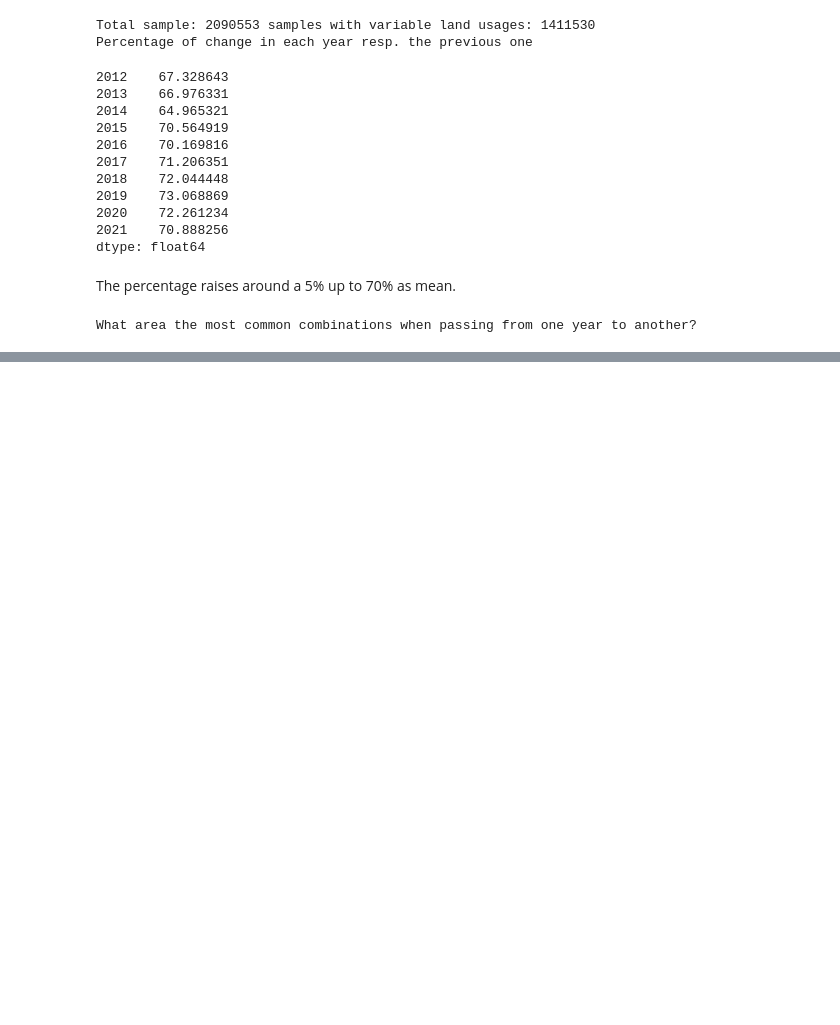
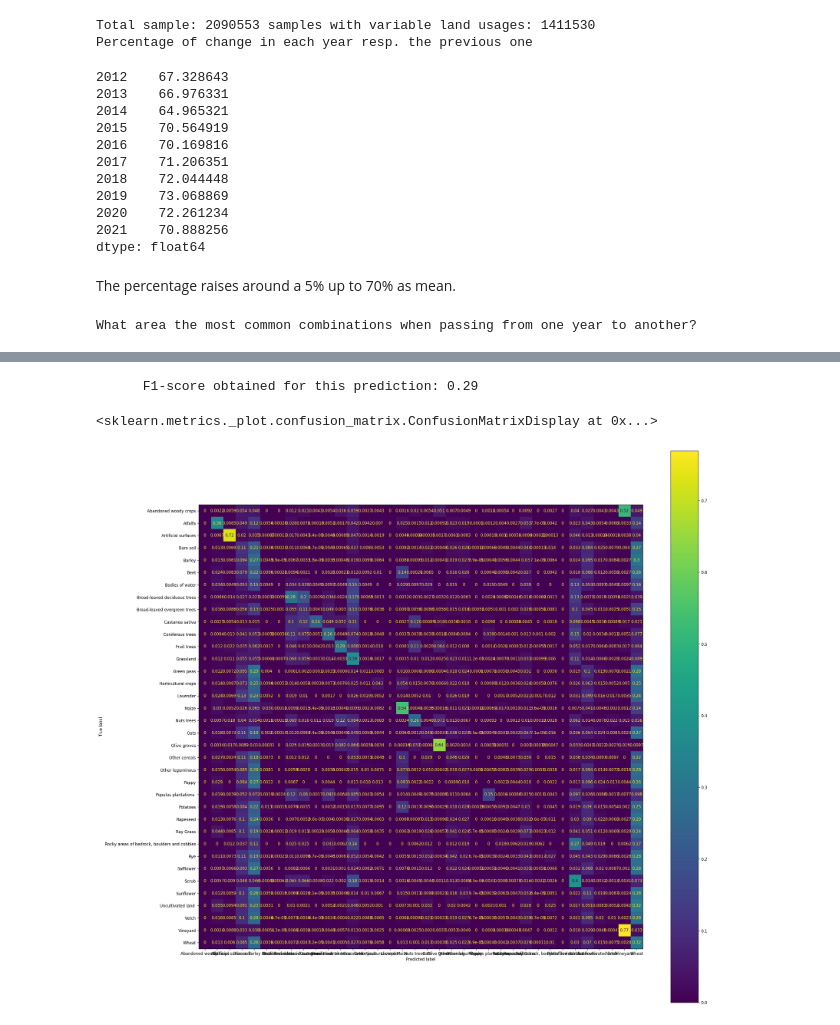
Before and after one commit to gusriobr/crop_hist_detector, a Jupyter notebook: src/cropseq/data/notebooks/dataset_review.ipynb, the cells around one changed output, grey strips where cells are left out. Cells and saved outputs as stored; diff of their text form; code cells hidden in the pictures; blank space fills up the shorter version.

Commit message:
data analysis finished created base model

```diff
--- a/src/cropseq/data/notebooks/dataset_review.ipynb
+++ b/src/cropseq/data/notebooks/dataset_review.ipynb
@@ -252,0 +465,43 @@ df_tot
+# %%
+# create code to description map:
+lu_mapping = {}
+for rec in df_lus.to_dict(orient="records"):
+    lu_mapping[rec["code"]] = rec["land_usage"]
+
+def appf(x):
+    lu_name = lu_mapping[x]
+    return simulate(cpd, lu_name)
+# %%
+"""
+to make the next year predition (2021) we have to run the
+simulation over the full data set, we take the 2020 column and
+predict the next year using de CPD.
+"""
+
+y_pred = df["2020"].apply(appf).values.tolist()
+# %%
+y_true = df["2021"].apply(lambda x: lu_mapping[x]).values.tolist()
+# %%
+from sklearn.metrics import f1_score
+print("""
+      F1-score obtained for this prediction: {:.2}
+      """.format(f1_score(y_true, y_pred, average="weighted"))
+    )
+# %% [output]
+      F1-score obtained for this prediction: 0.29
+# %%
+from sklearn.metrics import confusion_matrix
+from sklearn.metrics import plot_confusion_matrix
+from sklearn.metrics import ConfusionMatrixDisplay
+labels = sorted(lu_mapping.values())
+cm = confusion_matrix(y_true, y_pred, labels = labels, normalize= "true")
+disp = ConfusionMatrixDisplay(confusion_matrix=cm, display_labels = labels)
+# %%
+from matplotlib import pyplot as plt
+
+fig, ax = plt.subplots(figsize=(25, 25), dpi=120)
+
+disp.plot(ax = ax)
+# %% [output]
+<sklearn.metrics._plot.confusion_matrix.ConfusionMatrixDisplay at 0x...>
+[figure, added]
```
Also changed, not shown: parts of 20 cells of this notebook, 1 other file.
